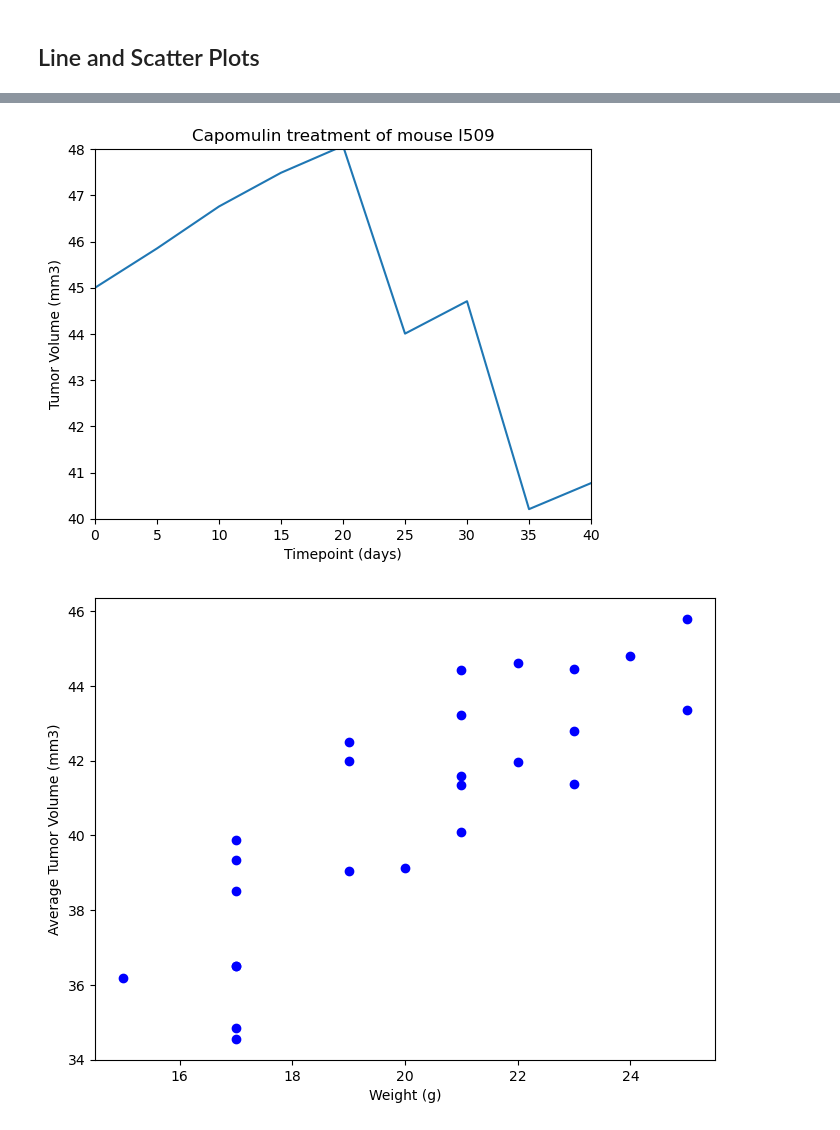
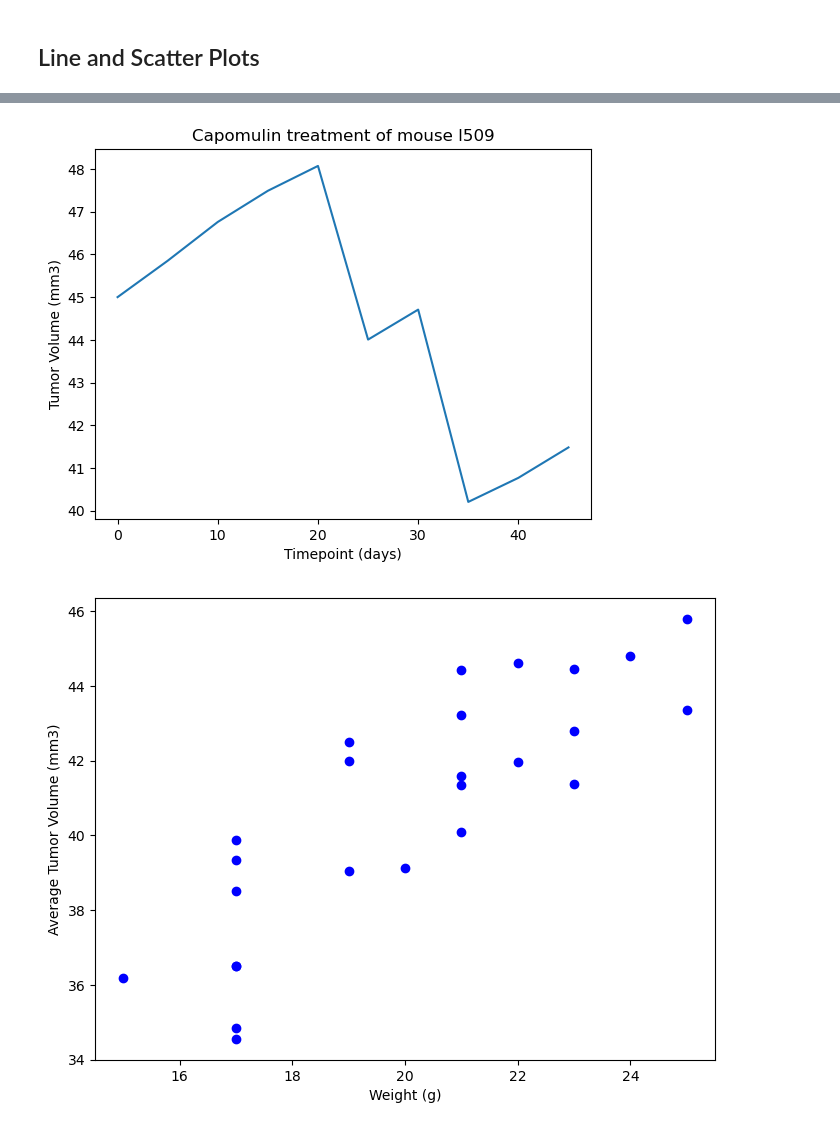
Before and after one commit to deangelica23/Data-Visualization, a Jupyter notebook: Pymaceuticals/pymaceuticals.ipynb, the cells around one changed output, grey strips where cells are left out. Drawn from its saved outputs; the diff is of its cells as text; code cells hidden in the pictures.

```diff
--- a/Pymaceuticals/pymaceuticals_starter.ipynb
+++ b/Pymaceuticals/pymaceuticals.ipynb
@@ -296,36 +255,16 @@ single_mouse_data
 # %%
 # Generate a line plot of tumor volume vs. time point for a single mouse treated with Capomulin
-
 mouse_id = 'l509'
 
-Timepoint = [0, 10, 20, 30, 40]
-Tumor_Volume_mm3 = [45, 46, 47, 48, 46, 43, 42, 41, 42]
-
-single_mouse_treated = clean_metadata_study[
-    (clean_metadata_study['Mouse ID'] == mouse_id) &
-    (clean_metadata_study['Drug Regimen'] == 'Capomulin')]
-#.sort_values(by='Timepoint')
-
-
-
-#single_mouse_data = single_mouse_data.sort_values(by='Timepoint')
-
-#plt.figure(figsize=(8,6))
-plt.plot(single_mouse_treated['Timepoint'], single_mouse_treated['Tumor Volume (mm3)'])
-plt.title(f'Capomulin treatment of mouse {mouse_id}')
+single_mouse_treated = clean_metadata_study.loc[clean_metadata_study['Drug Regimen'] == "Capomulin"]
+mousedata = single_mouse_treated.loc[single_mouse_treated['Mouse ID']== 'l509']
+plt.plot(mousedata['Timepoint'],mousedata['Tumor Volume (mm3)'])
 plt.xlabel('Timepoint (days)')
 plt.ylabel('Tumor Volume (mm3)')
-plt.xlim(0, 40)
-plt.ylim(40, 48)
-#plt.xticks(Timepoint)
-#plt.yticks(range(40, 49, 1))
+plt.title('Capomulin treatment of mouse l509')
 plt.show()
-
-
-#Timepoint = [0, 5, 10, 15, 20, 25, 30, 35, 40]
-#Tumor_Volume_mm3 = [45, 44, 42, 40, 38, 37, 35, 34, 32]
 # %% [output]
-[figure, old version]
+[figure, new version]
 # %%
 # Generate a scatter plot of mouse weight vs. the average observed tumor volume for the entire Capomulin regimen
 
```
Also changed, not shown: parts of 12 cells of this notebook.
